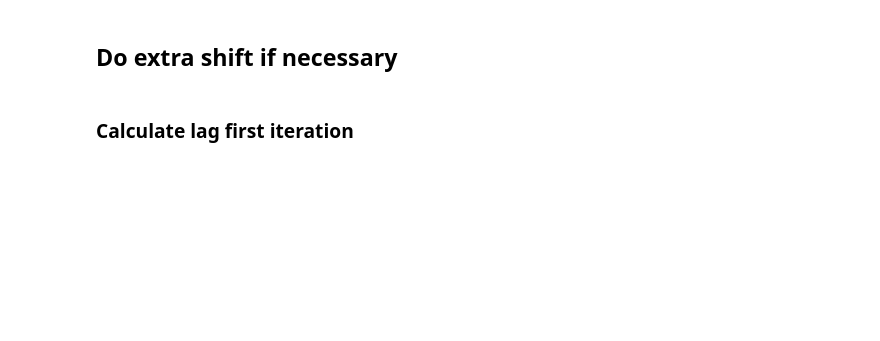
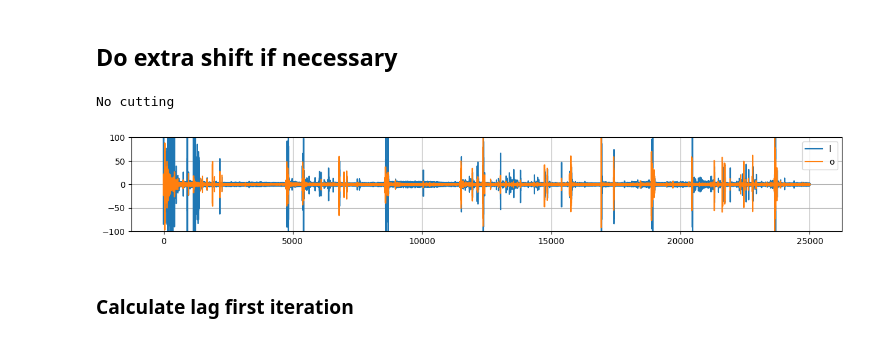
Before and after one commit to iduntech/idn-sync-data, a Jupyter notebook: sync_main.ipynb, the cells around one changed output. Drawn from its saved outputs; the diff is of its cells as text; code cells hidden in the pictures; blank space fills up the shorter version.

```diff
--- a/sync_main.ipynb
+++ b/sync_main.ipynb
@@ -187,29 +172,46 @@ plt.show()
 # %% [markdown]
 ## Do extra shift if necessary
 # %%
-comparison_clipped_data_manual, idun_clipped_data_manual, idun_base_clipped_data_manual, comparison_base_clipped_df_manual, same_times = manual_sync(comparison_clipped_data, idun_clipped_data, idun_base_clipped_data, comparison_base_clipped_df, config)
+(
+    comparison_clipped_data_manual,
+    idun_clipped_data_manual,
+    idun_base_clipped_data_manual,
+    comparison_base_clipped_df_manual,
+    same_times,
+) = manual_sync(
+    comparison_clipped_data,
+    idun_clipped_data,
+    idun_base_clipped_data,
+    comparison_base_clipped_df,
+    config,
+)
+# %% [output]
+No cutting
 # %%
 x_start = 0
 range_viz = 25000
 # create indeces from second limits
 x_start_index = int(x_start * config.BASE_SAMPLE_RATE)
 range_viz_index = int(range_viz * config.BASE_SAMPLE_RATE)
 
 
 plt.figure(figsize=(15, 2))
 plt.plot(
     same_times[x_start_index : x_start_index + range_viz_index],
     idun_clipped_data_manual[x_start_index : x_start_index + range_viz_index],
     label="idun",
 )
 plt.plot(
     same_times[x_start_index : x_start_index + range_viz_index],
-    0.5 * comparison_clipped_data_manual[x_start_index : x_start_index + range_viz_index],
+    0.5
+    * comparison_clipped_data_manual[x_start_index : x_start_index + range_viz_index],
     label=config.DEVICE,
 )
 plt.legend("lower right")
 plt.ylim(-100, 100)
 plt.grid()
+# %% [output]
+[figure, added]
 # %% [markdown]
 ### Calculate lag first iteration
 # %%
```
Also changed, not shown: parts of 23 cells of this notebook, 5 other files.
